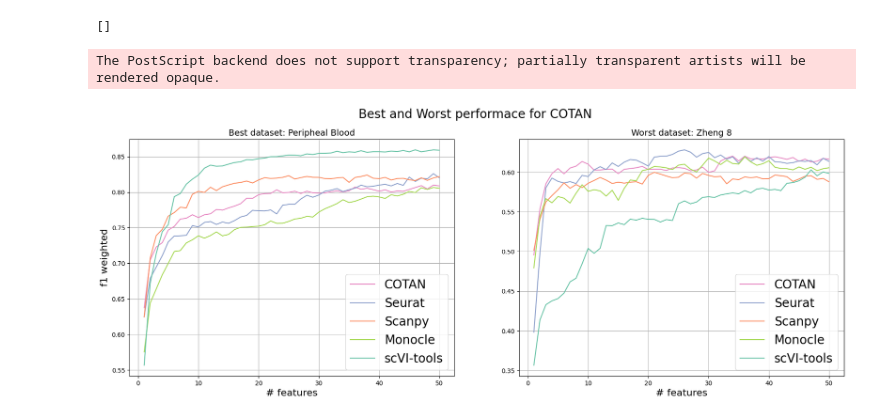
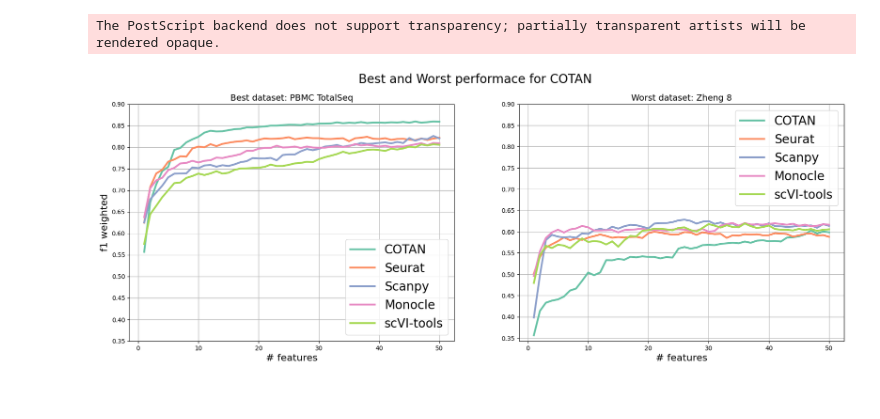
Before and after one commit to arcotan/single-cell-data-analysis, a Jupyter notebook: clf_plots.ipynb, the cells around one changed output. Saved outputs shown, nothing was run; the diff lists cells and outputs as text; code cells hidden in the pictures.

Commit message:
Update Name For Plots

```diff
--- a/clf_plots.ipynb
+++ b/clf_plots.ipynb
@@ -1,4 +1,5 @@
 # %%
+
 
 import pickle
 import matplotlib.pyplot as plt
@@ -9,7 +10,7 @@ TOOL_COLOR = {
     "seurat": "#fc8d62",
     "scanpy": "#8da0cb",
     "monocle": "#e78ac3",
-    "scvi": "#a6d854"
+    "scvi-tools": "#a6d854"
 }
 
 TOOL_TAGS = {
@@ -18,10 +19,15 @@ TOOL_TAGS = {
 	'scanpy': 'Scanpy',
 	'monocle':'Monocle',
 	'scvi-tools': 'scVI-tools',
-	'scvi': 'scVI-tools'
 }
 
-order = ['COTAN', 'Seurat', 'Scanpy', 'Monocle', 'scVI-tools']
+DATASETS_NAMES = {
+	'tabula-muris-heart': 'tabula muris heart',
+	'tabula-muris-marrow_P7_3': 'tabula muris marrow',
+	'peripheal-blood': 'PBMC TotalSeq',
+	'zheng-4': 'zheng 4',
+	'zheng-8': 'zheng 8'
+}
 
 DATASET_TAGS = ['tabula-muris-heart', 'tabula-muris-marrow_P7_3', 'peripheal-blood', 'zheng-4', 'zheng-8']
 N_MARKERS = 50
@@ -32,11 +38,10 @@ for dataset in DATASET_TAGS:
 		scores = pickle.load(handle)
 	tools = scores.keys()
 	fig, ax = plt.subplots(2, 3, figsize=(21, 9))
-	fig.suptitle(dataset.replace('-', ' ').title(), fontsize=16)
+	fig.suptitle(DATASETS_NAMES[dataset], fontsize=16)
 	min_val = np.min([np.min(scores[tool]['mean']) for tool in tools])
 	max_val = np.max([np.max(scores[tool]['mean']) for tool in tools])
 	for j, tool in enumerate(tools):
-		print(tool)
 		i = 1-j%2 if j< 5 else 2
 		max_i = np.argmax(scores[tool]['mean'])
 		ax[i%2, j//2].plot([i for i in range(1, N_MARKERS+1)], scores[tool]['mean'], marker='.')
@@ -59,7 +64,7 @@ for dataset in DATASET_TAGS:
 		# Same scale for all plots
 		ax[i%2, j//2].set_yticks([round(i, 2) for i in np.arange(min_val, 1, (0.005 if min_val > 0.85 else 0.05))])
 		# Set title
-		ax[i%2, j//2].set_title(tool)
+		ax[i%2, j//2].set_title(TOOL_TAGS[tool], color=TOOL_COLOR[tool])
 		ax[i%2, j//2].grid()
 	ax[0, 2].set_visible(False)
 	plt.savefig('./results/{}/clf_plots.eps'.format(dataset))
@@ -97,7 +85,7 @@ for dataset in DATASET_TAGS:
         scores = pickle.load(handle)
     tools = scores.keys()
     fig, ax = plt.subplots(1, 1, figsize=(16, 9))
-    fig.suptitle(dataset.replace('-', ' ').title(), fontsize=16)
+    fig.suptitle(DATASETS_NAMES[dataset], fontsize=16)
     for j, tool in enumerate(tools):
         ax.plot([i for i in range(1, N_MARKERS+1)], scores[tool]['mean'], color=TOOL_COLOR[tool], label=TOOL_TAGS[tool])
 
@@ -110,9 +98,9 @@ for dataset in DATASET_TAGS:
     ax.set_ylabel("f1 weighted")
     ax.set_xlabel("# features")
     # ax.set_yticks([round(i, 2) for i in np.arange(min_all[dataset], max_all[dataset], (0.005 if min_val > 0.9 else 0.05))])
-    # ax.legend(fontsize='20')
-    handles, labels = plt.gca().get_legend_handles_labels()
-    ax.legend([handles[order.index(index)] for index in order],[labels[labels.index(index)] for index in order], fontsize='20')
+    ax.legend(fontsize='20')
+    # handles, labels = plt.gca().get_legend_handles_labels()
+    # ax.legend([handles[order.index(index)] for index in order],[labels[labels.index(index)] for index in order], fontsize='20')
     ax.grid()
 
     plt.savefig('./results/{}/clf_ALL.eps'.format(dataset))
@@ -138,41 +126,42 @@ Worst for COTAN: (0.5387858726495299, 'zheng-8')
-# %%
-print(labels)
-# %% [output]
-[]
 # %%
 first_dataset = best_for_COTAN[1]
 scores_path = './results/{}/clf_scores.pickle'.format(first_dataset)
 with open(scores_path, 'rb') as handle:
     scores = pickle.load(handle)
 tools = scores.keys()
 fig, ax = plt.subplots(1, 2, figsize=(21, 7))
 fig.suptitle('Best and Worst performace for COTAN', fontsize=20)
 
 for j, tool in enumerate(tools):
-    ax[0].plot([i for i in range(1, N_MARKERS+1)], scores[tool]['mean'], color=TOOL_COLOR[tool], label=TOOL_TAGS[tool])
+    ax[0].plot([i for i in range(1, N_MARKERS+1)], scores[tool]['mean'], color=TOOL_COLOR[tool], label=TOOL_TAGS[tool], linewidth=3)
 
-ax[0].set_title('Best dataset: {}'.format(first_dataset.replace('-', ' ').title()), fontsize='14')
+handles, labels = plt.gca().get_legend_handles_labels()
+ax[0].set_title('Best dataset: {}'.format(('PBMC TotalSeq'if first_dataset=='peripheal-blood' else first_dataset)), fontsize='14')
 ax[0].set_ylabel("f1 weighted", fontsize='16')
 ax[0].set_xlabel("# features", fontsize='16')
 ax[0].grid()
-ax[0].legend([handles[order.index(index)] for index in order],[labels[labels.index(index)] for index in order], fontsize='20')
+ax[0].legend(fontsize='20')
+# ax[0].set_yscale('log')
+ax[0].set_yticks([round(i, 2) for i in np.arange(0.35, 0.95, 0.05)])
 
 second_dataset = worst_for_COTAN[1]
 scores_path = './results/{}/clf_scores.pickle'.format(second_dataset)
 with open(scores_path, 'rb') as handle:
     scores = pickle.load(handle)
 tools = scores.keys()
 
 for j, tool in enumerate(tools):
-    ax[1].plot([i for i in range(1, N_MARKERS+1)], scores[tool]['mean'], color=TOOL_COLOR[tool], label=TOOL_TAGS[tool])
+    ax[1].plot([i for i in range(1, N_MARKERS+1)], scores[tool]['mean'], color=TOOL_COLOR[tool], label=TOOL_TAGS[tool], linewidth=3)
+handles, labels = plt.gca().get_legend_handles_labels()
 ax[1].set_title('Worst dataset: {}'.format(second_dataset.replace('-', ' ').title()), fontsize='14')
 ax[1].set_xlabel("# features", fontsize='16')
 ax[1].grid()
-handles, labels = plt.gca().get_legend_handles_labels()
-ax[1].legend([handles[order.index(index)] for index in order],[labels[labels.index(index)] for index in order], fontsize='20')
+ax[1].legend(fontsize='20')
+ax[1].set_yticks([round(i, 2) for i in np.arange(0.35, 0.95, 0.05)])
+
 
 plt.savefig('./results/clf_COTAN_bestwors.eps')
 plt.savefig('./results/clf_COTAN_bestwors.png')
 # %% [output]
 The PostScript backend does not support transparency; partially transparent artists will be rendered opaque.
-[figure, old version]
+[figure, new version]
```
Also changed, not shown: parts of 2 cells of this notebook, 9 other files.
